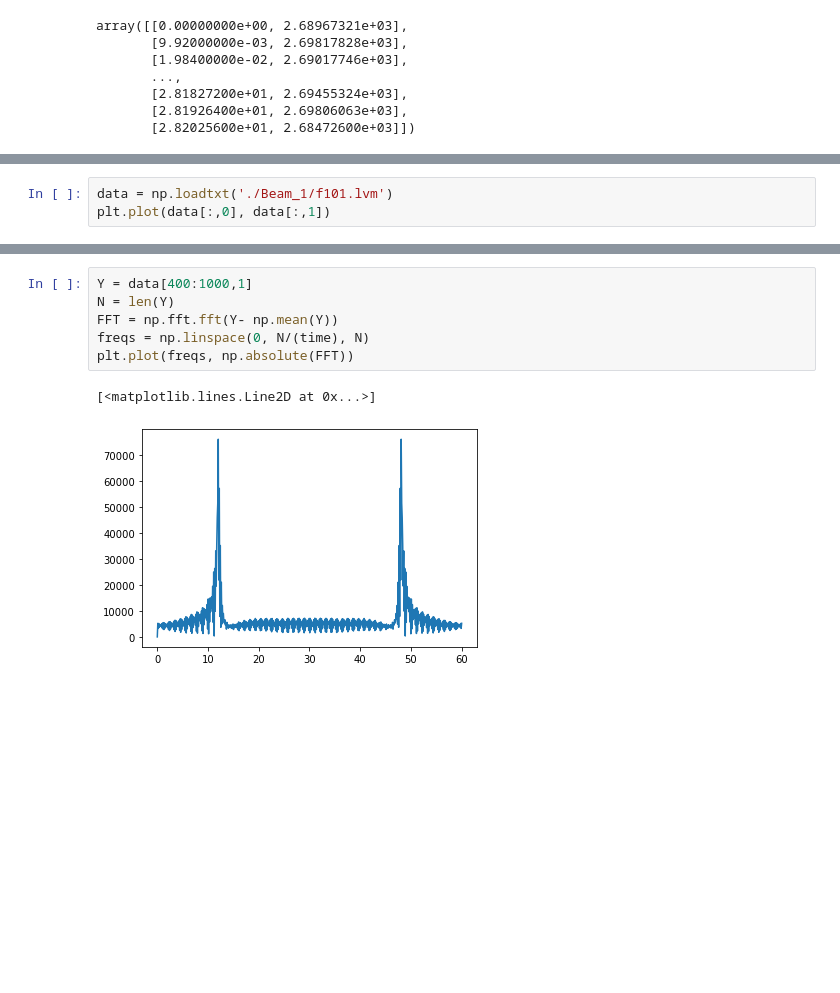
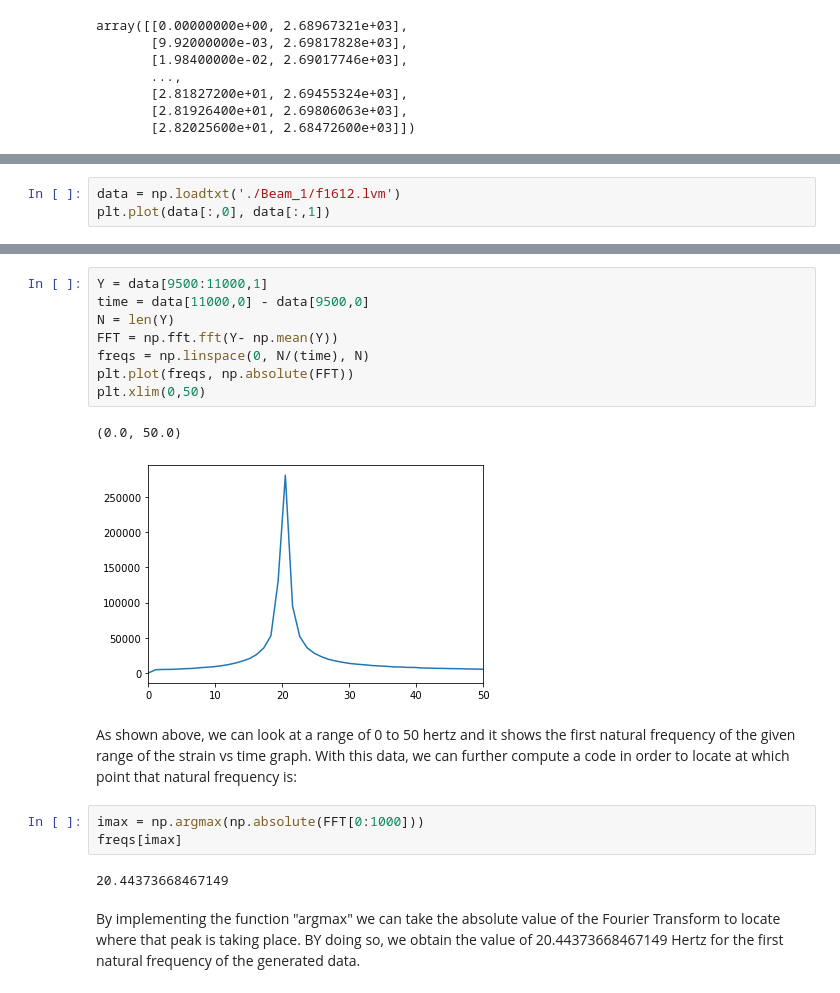
Before and after one commit to cooperrc/uconn_numpy_tutorials, a Jupyter notebook: notebooks/abbash_notebook.ipynb, the cells around one changed output, grey strips where cells are left out. Drawn from its saved outputs; the diff is of its cells as text; blank space fills up the shorter version.

```diff
--- a/notebooks/abbash_notebook.ipynb
+++ b/notebooks/abbash_notebook.ipynb
@@ -123,5 +137,5 @@ array([[0.00000000e+00, 2.68967321e+03],
 # %%
-data = np.loadtxt('./Beam_1/f101.lvm')
+data = np.loadtxt('./Beam_1/f1612.lvm')
 plt.plot(data[:,0], data[:,1])
 # %% [output]
 [<matplotlib.lines.Line2D at 0x...>]
@@ -134,12 +152,23 @@ plt.plot(data[400:1000,1])
 # %%
-Y = data[400:1000,1]
+Y = data[9500:11000,1]
+time = data[11000,0] - data[9500,0]
 N = len(Y)
 FFT = np.fft.fft(Y- np.mean(Y))
 freqs = np.linspace(0, N/(time), N)
 plt.plot(freqs, np.absolute(FFT))
+plt.xlim(0,50)
 # %% [output]
-[<matplotlib.lines.Line2D at 0x...>]
+(0.0, 50.0)
-[figure, old version]
+[figure, new version]
+# %% [markdown]
+As shown above, we can look at a range of 0 to 50 hertz and it shows the first natural frequency of the given range of the strain vs time graph. With this data, we can further compute a code in order to locate at which point that natural frequency is:
+# %%
+imax = np.argmax(np.absolute(FFT[0:1000]))
+freqs[imax]
+# %% [output]
+20.44373668467149
+# %% [markdown]
+By implementing the function "argmax" we can take the absolute value of the Fourier Transform to locate where that peak is taking place. BY doing so, we obtain the value of 20.44373668467149 Hertz for the first natural frequency of the generated data.
 # %%
 maxval = np.abs(FFT)
 
```
Also changed, not shown: parts of 14 cells of this notebook.
